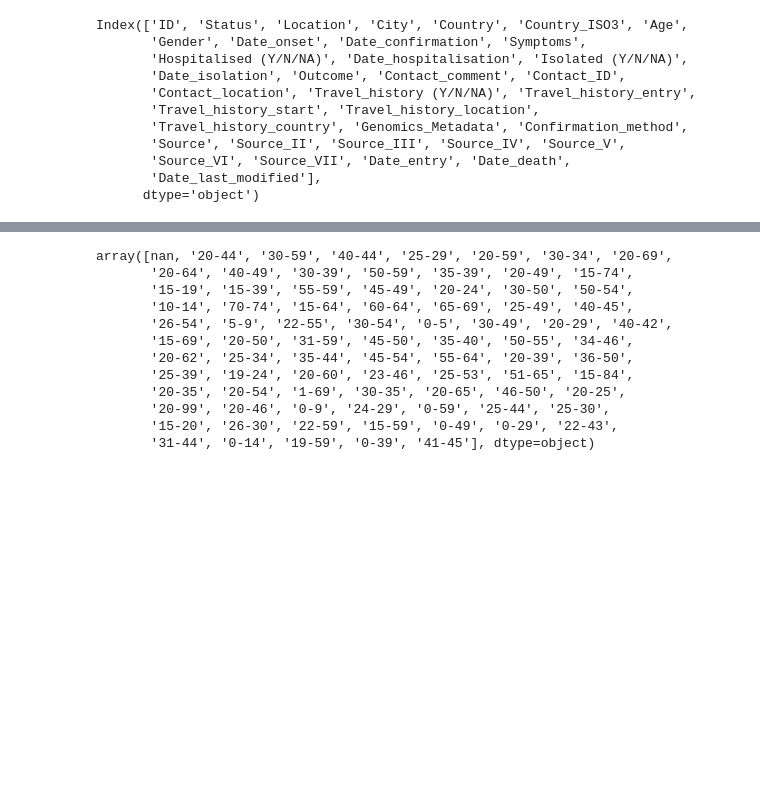
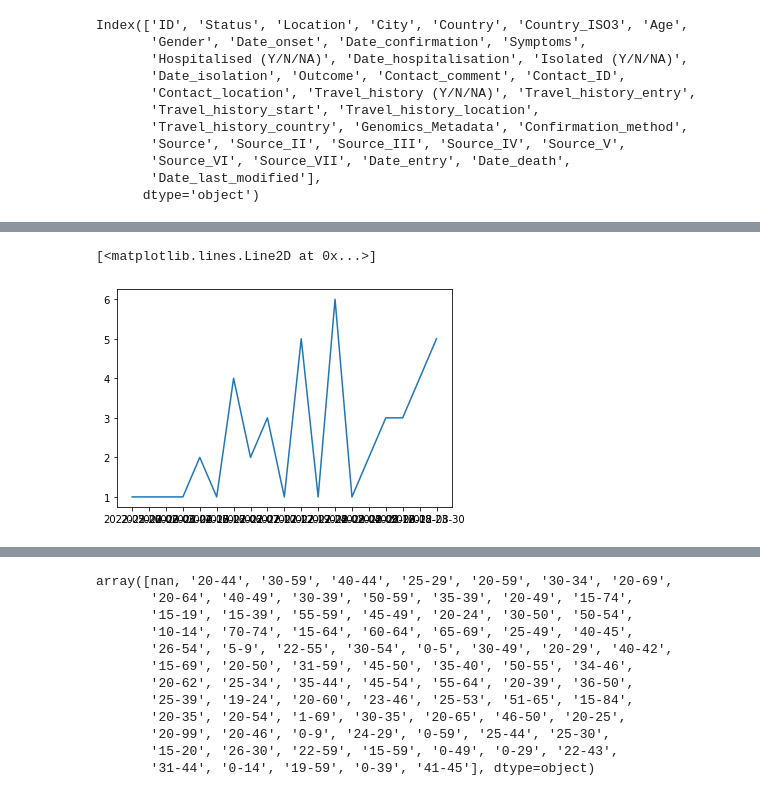
Before and after one commit to kinoshita197083/Grad-Project-React, a Jupyter notebook: dataset_content/monkeypox.ipynb, the cells around one changed output, grey strips where cells are left out. Saved outputs shown, nothing was run; the diff lists cells and outputs as text; code cells hidden in the pictures; blank space fills up the shorter version.

```diff
--- a/dataset_content/monkeypox.ipynb
+++ b/dataset_content/monkeypox.ipynb
@@ -90,0 +149,6 @@ aus_mp = monkeypox_df.loc[monkeypox_df['Country'] == 'Australia']
+# %%
+aus_data_current = pd.DataFrame({'cases' : aus_mp.groupby(['Date_confirmation', 'Location']).size()}).reset_index()
+plt.plot(aus_data_current.loc[aus_data_current['Location'] == 'New South Wales', 'Date_confirmation'], aus_data_current.loc[aus_data_current['Location'] == 'New South Wales', 'cases'], label = "line 1", linestyle="-")
+# %% [output]
+[<matplotlib.lines.Line2D at 0x...>]
+[figure, added]
```
Also changed, not shown: parts of 18 cells of this notebook, 15 other files.
